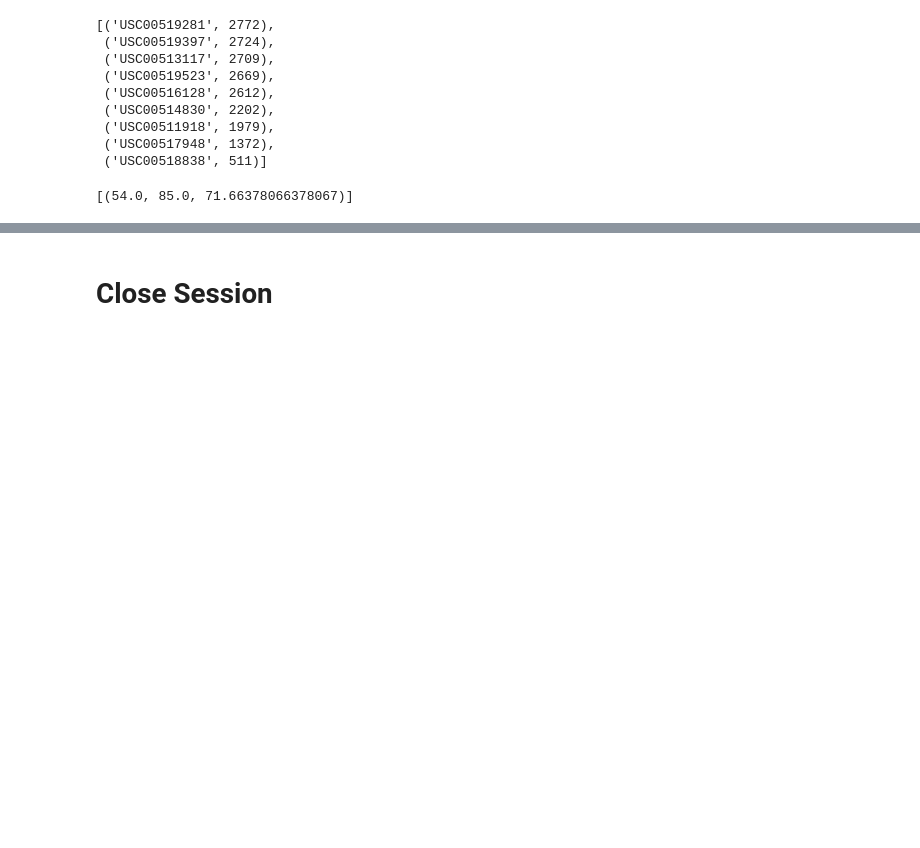
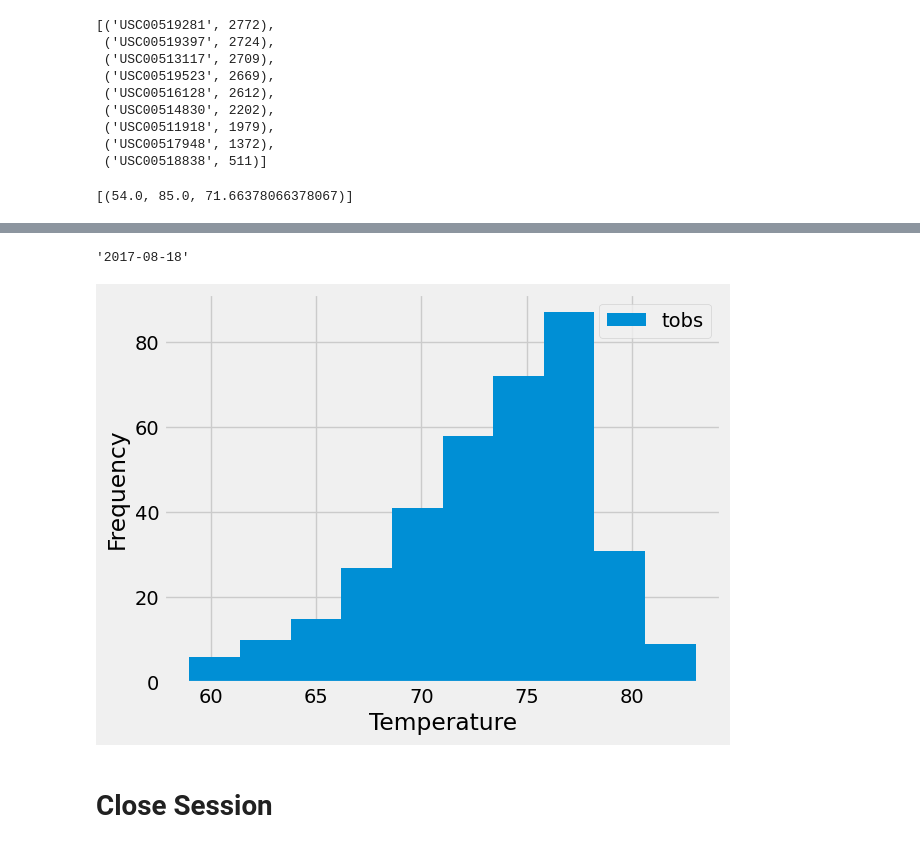
Before and after one commit to benrich322/sqlalchemy-challenge, a Jupyter notebook: SurfsUp/climate.ipynb, the cells around one changed output, grey strips where cells are left out. Saved outputs shown, nothing was run; the diff lists cells and outputs as text; code cells hidden in the pictures; blank space fills up the shorter version.

Commit message:
histogram plot

```diff
--- a/SurfsUp/climate.ipynb
+++ b/SurfsUp/climate.ipynb
@@ -156,3 +150,43 @@ Text(0.5, 4.183333333333314, 'Temperature')
+# %%
+date_list_most_active_station = []
+
+date_most_active_station = session.query(measurement.date).\
+filter(measurement.station == most_active_station_id).all()
+
+for row in date_most_active_station:
+    date_value = row[0]
+    date_list_most_active_station.append(date_value)
+
+most_recent_date = max(date_list_most_active_station, key=lambda x: x)
+most_recent_date
+# %% [output]
+'2017-08-18'
+# %%
+# Using the most active station id
+# Query the last 12 months of temperature observation data for this station and plot the results as a histogram
+
+# Calculate the date one year from the last date in data set.
+
+most_recent_date_format = datetime.strptime(most_recent_date, "%Y-%m-%d")
+one_year_from_last_date = most_recent_date_format + timedelta(days=-365)
+result = one_year_from_last_date.strftime("%Y-%m-%d")
+
+# Perform a query to retrieve the data and precipitation scores
+
+temperature_observation = session.query(measurement.station, measurement.tobs).\
+    filter(measurement.date > result, measurement.station == most_active_station_id).\
+    order_by(measurement.date).all()
+# Save the query results as a Pandas DataFrame. Explicitly set the column names
+
+df = pd.DataFrame(temperature_observation, columns=['station', 'tobs'])
+plot = df['tobs']
+plt.hist(plot,label='tobs')
+plt.xlabel('Temperature')
+plt.ylabel('Frequency')
+plt.legend()
+plt.show()
+# %% [output]
+[figure, added]
 # %% [markdown]
 # Close Session
 # %%
```
Also changed, not shown: parts of 1 cell of this notebook.
